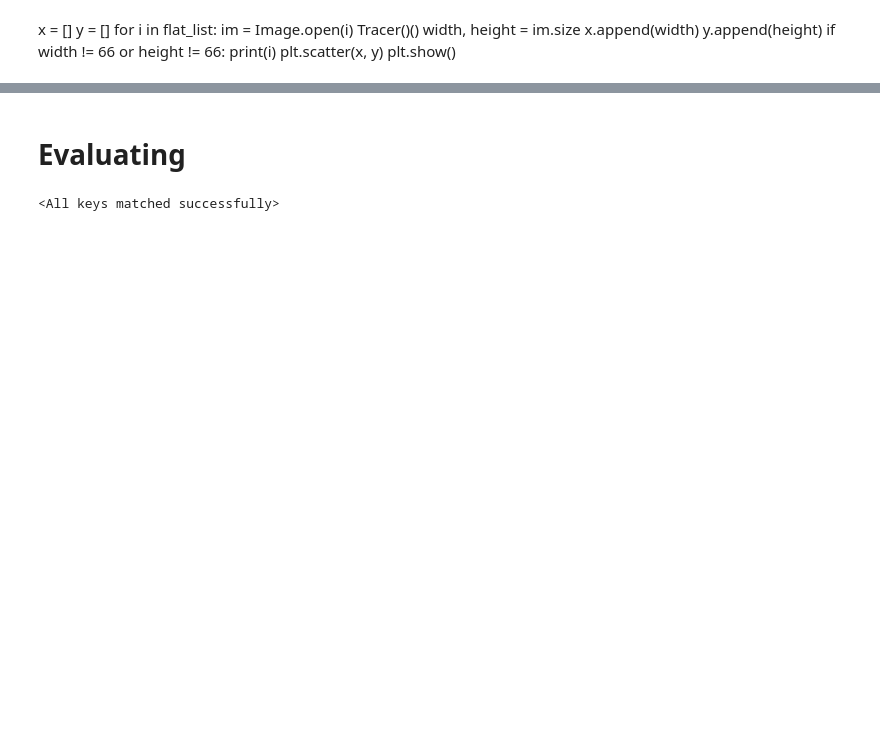
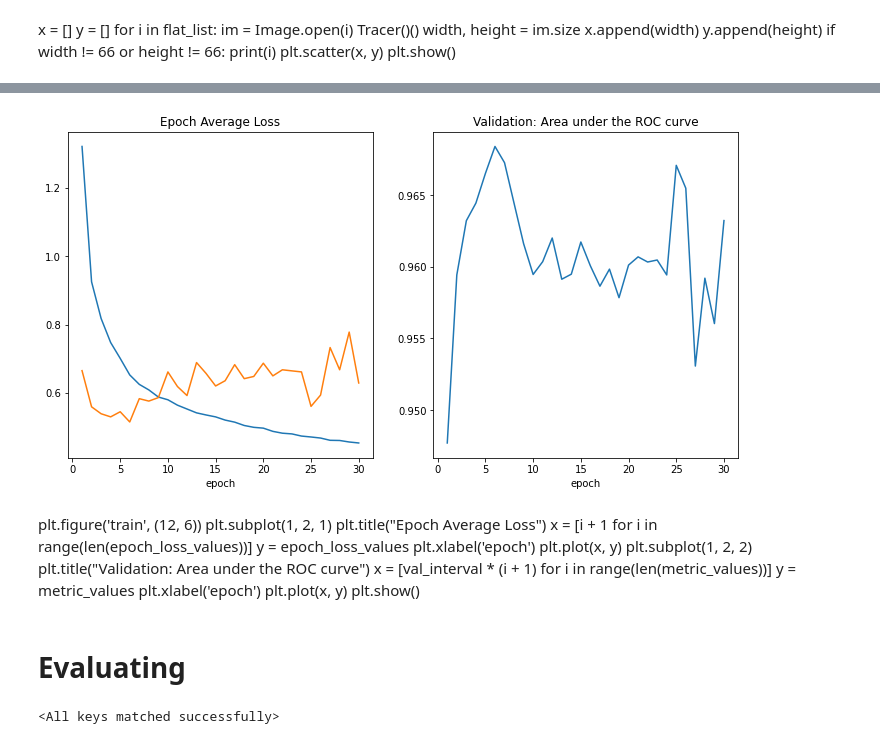
Before and after one commit to aliechoes/interpretable-multichannel-image-analysis, a Jupyter notebook: Jurkat_Cells_Dataset.ipynb, the cells around one changed output, grey strips where cells are left out. Drawn from its saved outputs; the diff is of its cells as text; code cells hidden in the pictures; blank space fills up the shorter version.

```diff
--- a/Jurkat_Cells_Dataset.ipynb
+++ b/Jurkat_Cells_Dataset.ipynb
@@ -96,0 +119,3 @@ Training count = 26135 Validation count = 2904 Test count = 3227
+# %%
+valX, valY = oversample.fit_resample(np.asarray(valX).reshape(-1, 1), np.asarray(valY))
+#testX, testY = oversample.fit_resample(np.asarray(testX).reshape(-1, 1), np.asarray(testY))
@@ -150,10 +224,15 @@ class ToTensorCustom(Transform):
 # %%
 train_transforms = transforms.Compose([
     LoadImage(),
+    #transforms.RandomCrop(64),
+    #transforms.RandomAffine(degrees=90, translate=(0.2,0.2)),
     transforms.RandomVerticalFlip(),
     transforms.RandomHorizontalFlip(),
-    transforms.RandomRotation(45),
-    ToTensorCustom()
+    transforms.RandomRotation((0,360)),
+    ToTensorCustom(),
+    #transforms.RandomErasing(scale=(0.02,0.2), ratio=(0.3,0.9)),
+    #transforms.Normalize(jurkat_mean, jurkat_std)
+    AddGaussianNoise(0., 1., 0.3)
 ])
 val_transforms = transforms.Compose([
     LoadImage(),
@@ -274,18 +404,37 @@ KeyboardInterrupt:
 # %%
 plt.figure('train', (12, 6))
 plt.subplot(1, 2, 1)
 plt.title("Epoch Average Loss")
 x = [i + 1 for i in range(len(epoch_loss_values))]
 y = epoch_loss_values
+y2 = epoch_loss_valid_values
 plt.xlabel('epoch')
-plt.plot(x, y)
+plt.plot(x, y, label="training error")
+plt.plot(x, y2, label="validation error")
 plt.subplot(1, 2, 2)
 plt.title("Validation: Area under the ROC curve")
 x = [val_interval * (i + 1) for i in range(len(metric_values))]
 y = metric_values
 plt.xlabel('epoch')
 plt.plot(x, y)
 plt.show()
+# %% [output]
+[figure, added]
+# %% [markdown]
+plt.figure('train', (12, 6))
+plt.subplot(1, 2, 1)
+plt.title("Epoch Average Loss")
+x = [i + 1 for i in range(len(epoch_loss_values))]
+y = epoch_loss_values
+plt.xlabel('epoch')
+plt.plot(x, y)
+plt.subplot(1, 2, 2)
+plt.title("Validation: Area under the ROC curve")
+x = [val_interval * (i + 1) for i in range(len(metric_values))]
+y = metric_values
+plt.xlabel('epoch')
+plt.plot(x, y)
+plt.show()
 # %% [markdown]
 # Evaluating
 # %%
```
Also changed, not shown: parts of 41 cells of this notebook.
